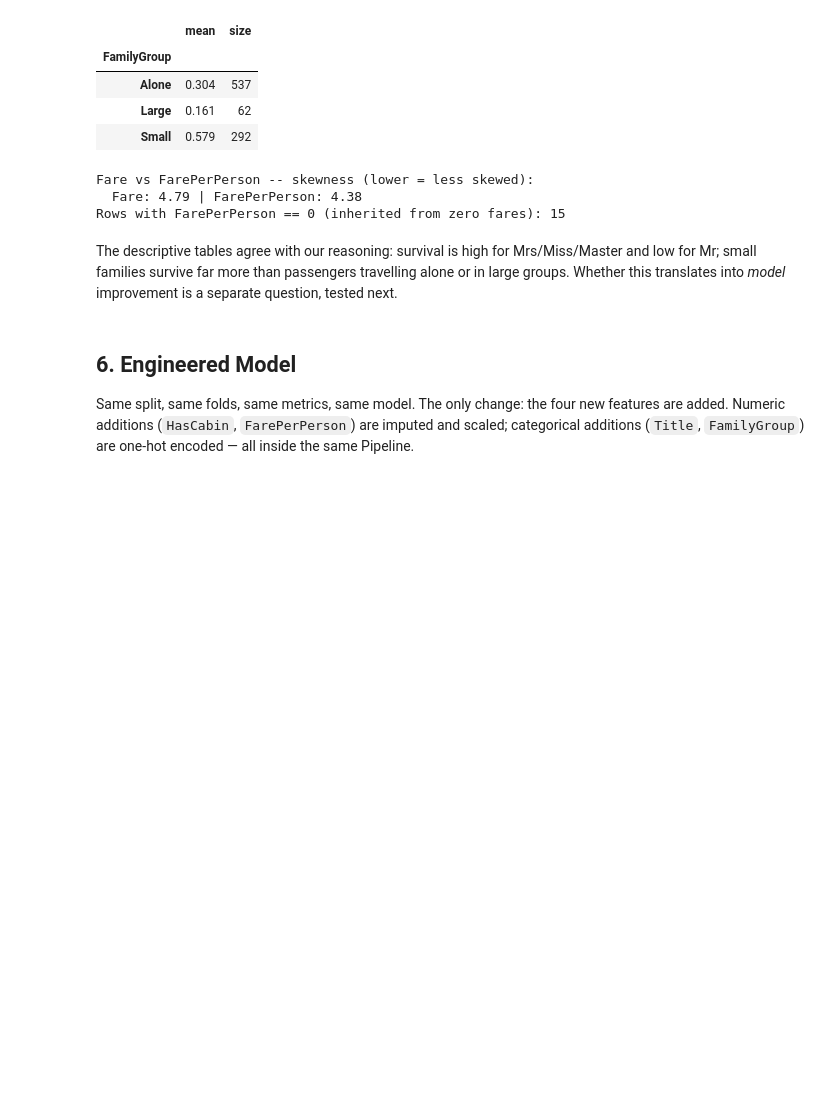
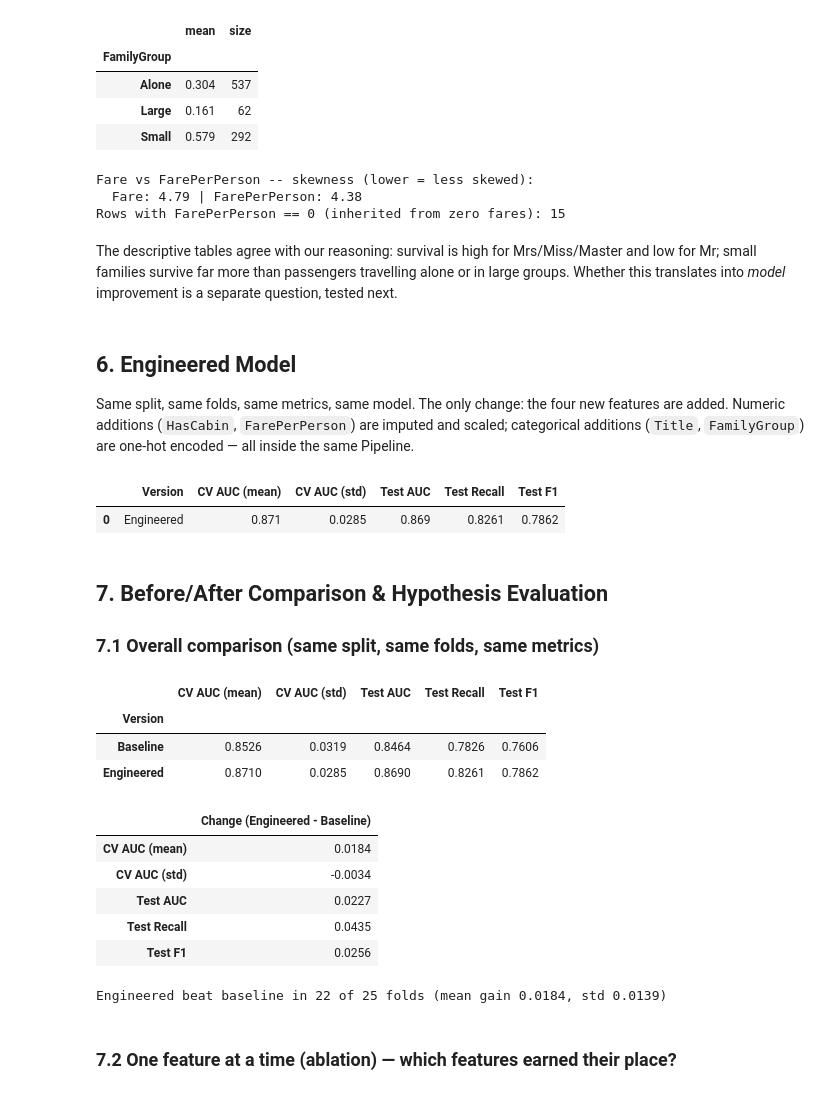
Before and after one commit to Kimberlywangari/titanic-feature-engineering, a Jupyter notebook: feature-engineering.ipynb, the cells around one changed output. Saved outputs shown, nothing was run; the diff lists cells and outputs as text; code cells hidden in the pictures; blank space fills up the shorter version.

```diff
--- a/feature-engineering.ipynb
+++ b/feature-engineering.ipynb
@@ -654,3 +654,40 @@ The descriptive tables agree with our reasoning: survival is high for Mrs/Miss/M
 # %% [markdown]
 ## 6. Engineered Model
 Same split, same folds, same metrics, same model. The only change: the four new features are added. Numeric additions (`HasCabin`, `FarePerPerson`) are imputed and scaled; categorical additions (`Title`, `FamilyGroup`) are one-hot encoded — all inside the same Pipeline.
+# %%
+ENG_NUM = BASE_NUM + ["HasCabin", "FarePerPerson"]
+ENG_CAT = BASE_CAT + ["Title", "FamilyGroup"]
+
+engineered_result, engineered_cv, engineered_pipe = evaluate("Engineered", fe, ENG_NUM, ENG_CAT)
+pd.DataFrame([engineered_result]).round(4)
+# %% [output]
+|  | Version | CV AUC (mean) | CV AUC (std) | Test AUC | Test Recall | Test F1 |
+| 0 | Engineered | 0.871 | 0.0285 | 0.869 | 0.8261 | 0.7862 |
+# %% [markdown]
+## 7. Before/After Comparison & Hypothesis Evaluation
+
+### 7.1 Overall comparison (same split, same folds, same metrics)
+# %%
+comparison = pd.DataFrame([baseline_result, engineered_result]).set_index("Version")
+delta = (comparison.loc["Engineered"] - comparison.loc["Baseline"]).rename("Change (Engineered - Baseline)")
+display(comparison.round(4))
+display(delta.round(4).to_frame())
+
+# Paired comparison: same 25 folds, so we can ask "did the engineered model win each fold?"
+paired = engineered_cv - baseline_cv
+print(f"Engineered beat baseline in {(paired > 0).sum()} of {len(paired)} folds "
+      f"(mean gain {paired.mean():.4f}, std {paired.std():.4f})")
+# %% [output]
+|  | CV AUC (mean) | CV AUC (std) | Test AUC | Test Recall | Test F1 |
+| Version |  |  |  |  |  |
+| Baseline | 0.8526 | 0.0319 | 0.8464 | 0.7826 | 0.7606 |
+| Engineered | 0.8710 | 0.0285 | 0.8690 | 0.8261 | 0.7862 |
+|  | Change (Engineered - Baseline) |
+| CV AUC (mean) | 0.0184 |
+| CV AUC (std) | -0.0034 |
+| Test AUC | 0.0227 |
+| Test Recall | 0.0435 |
+| Test F1 | 0.0256 |
+Engineered beat baseline in 22 of 25 folds (mean gain 0.0184, std 0.0139)
+# %% [markdown]
+### 7.2 One feature at a time (ablation) — which features earned their place?
```
